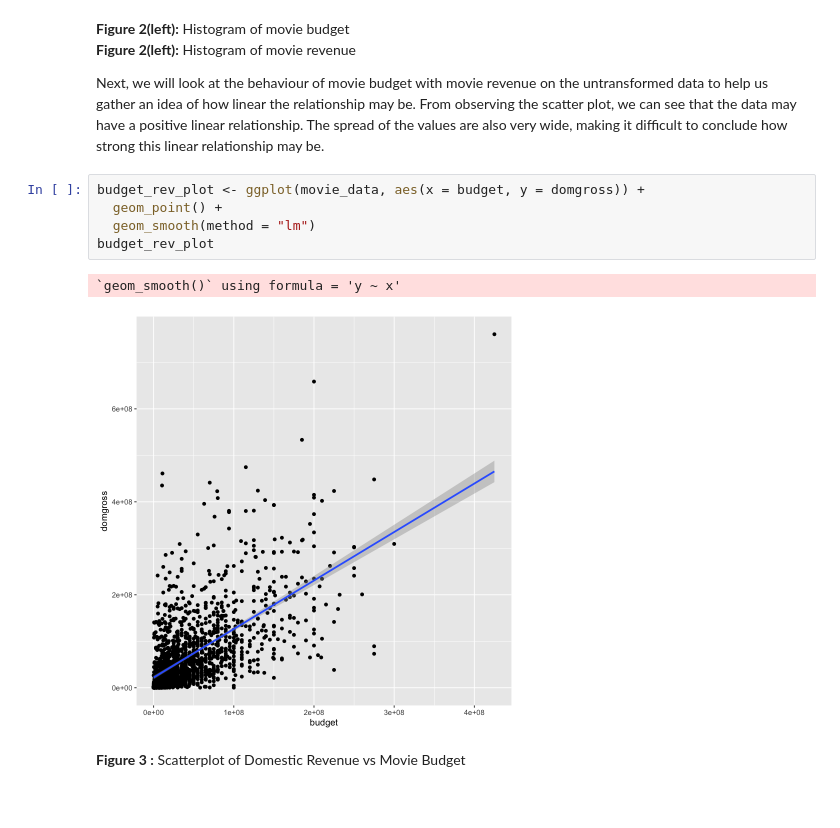
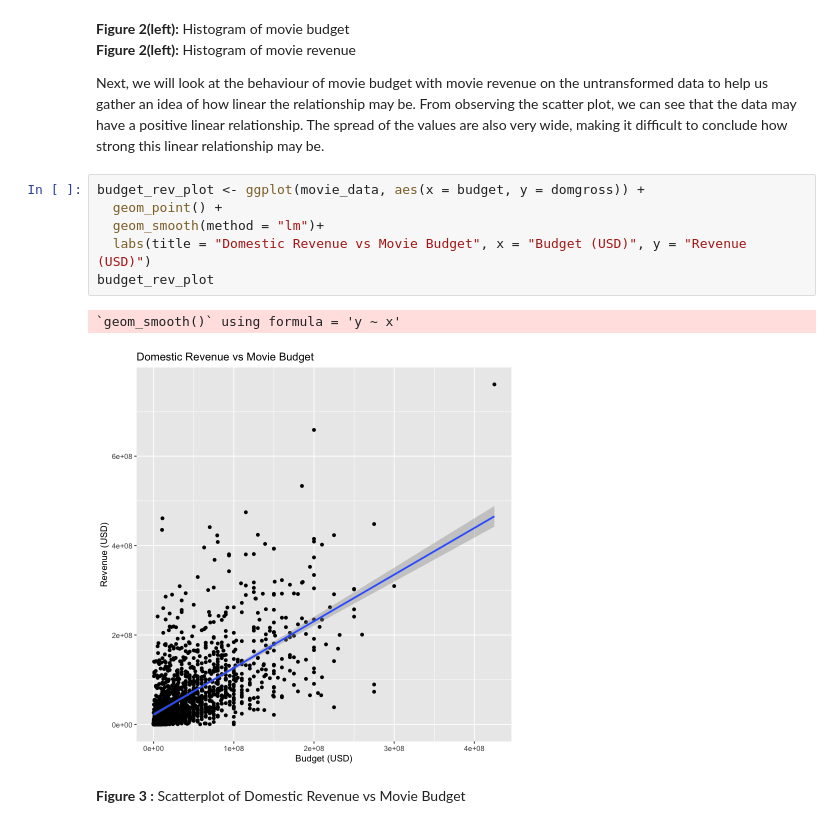
Before and after one commit to UBC-DSCI-310-2025W2/dsci-310-group-5, a Jupyter notebook: notebooks/analysis_movie-revenue.ipynb, the cells around one changed output. Saved outputs shown, nothing was run; the diff lists cells and outputs as text.

```diff
--- a/notebooks/analysis_movie-revenue.ipynb
+++ b/notebooks/analysis_movie-revenue.ipynb
@@ -141,11 +159,12 @@ Next, we will look at the behaviour of movie budget with movie revenue on the un
 # %%
 budget_rev_plot <- ggplot(movie_data, aes(x = budget, y = domgross)) +
   geom_point() +
-  geom_smooth(method = "lm")
+  geom_smooth(method = "lm")+
+  labs(title = "Domestic Revenue vs Movie Budget", x = "Budget (USD)", y = "Revenue (USD)")
 budget_rev_plot
 # %% [output]
 `geom_smooth()` using formula = 'y ~ x'
-[figure, old version]
+[figure, new version]
 # %% [markdown]
 **Figure 3 :** Scatterplot of Domestic Revenue vs Movie Budget
 # %% [markdown]
```
Also changed, not shown: parts of 3 cells of this notebook, 6 other files.
